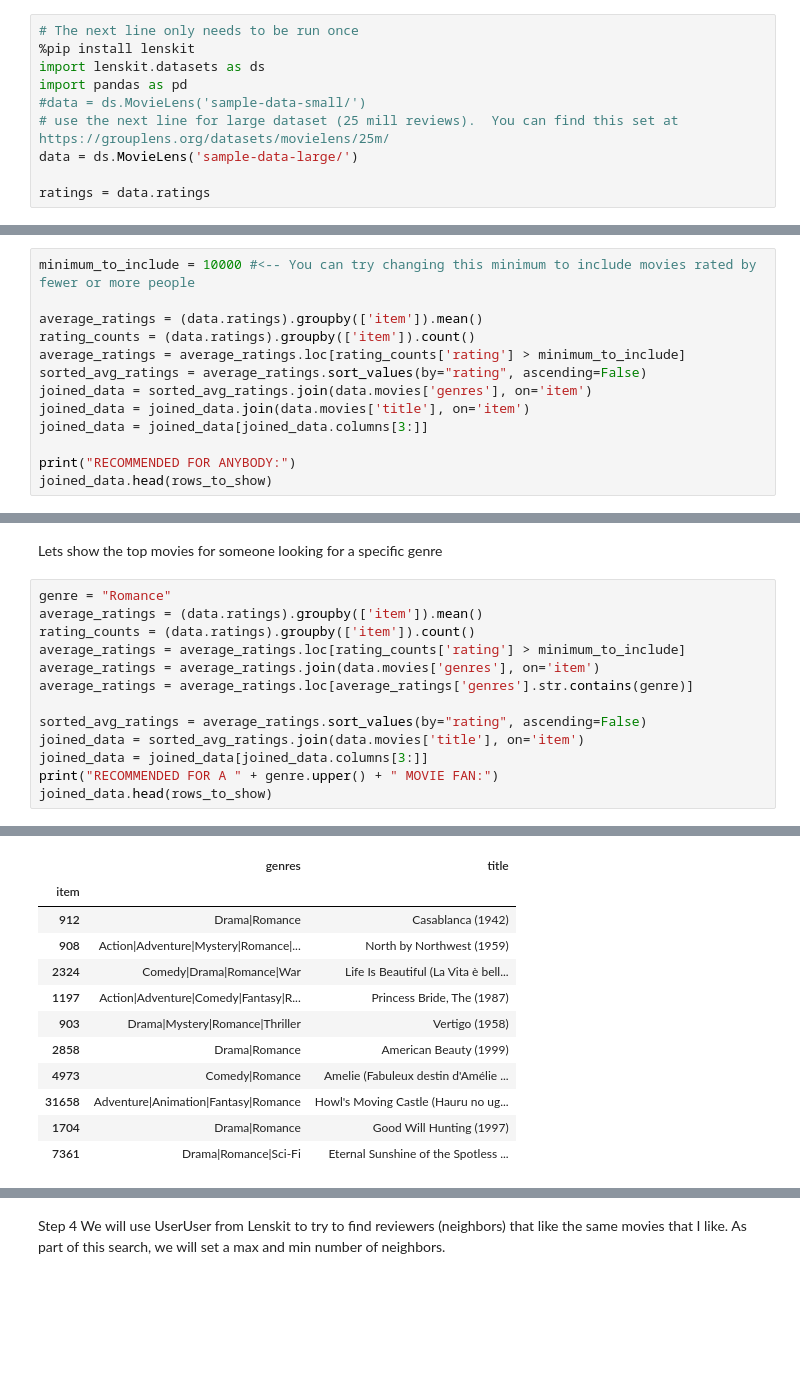
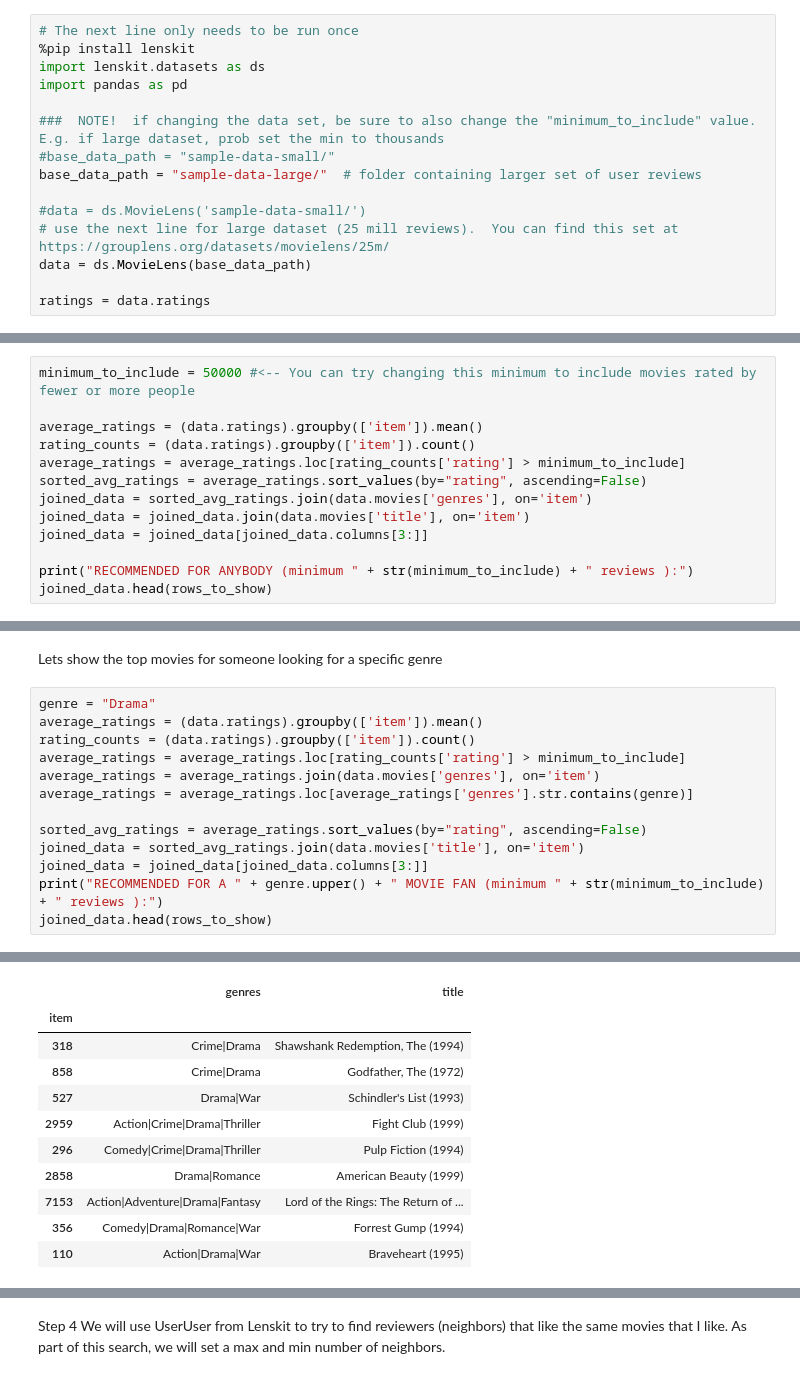
Before and after one commit to adamcodes716/movie-recommenders, a Jupyter notebook: MovieRecommender - Collaborative.ipynb, the cells around one changed output, grey strips where cells are left out. Drawn from its saved outputs; the diff is of its cells as text; blank space fills up the shorter version.

```diff
--- a/MovieRecommender - Collaborative.ipynb
+++ b/MovieRecommender - Collaborative.ipynb
@@ -15,9 +15,14 @@ source .venv/bin/activate
 %pip install lenskit
 import lenskit.datasets as ds
 import pandas as pd
+
+###  NOTE!  if changing the data set, be sure to also change the "minimum_to_include" value.  E.g. if large dataset, prob set the min to thousands
+#base_data_path = "sample-data-small/"
+base_data_path = "sample-data-large/"  # folder containing larger set of user reviews
+
 #data = ds.MovieLens('sample-data-small/')
 # use the next line for large dataset (25 mill reviews).  You can find this set at https://grouplens.org/datasets/movielens/25m/
-data = ds.MovieLens('sample-data-large/')
+data = ds.MovieLens(base_data_path)
 
 ratings = data.ratings
 # %% [output]
@@ -145,7 +150,7 @@ We probably don't want movies that don't have many reviews
 
 **Step 2.2**
 # %%
-minimum_to_include = 10000 #<-- You can try changing this minimum to include movies rated by fewer or more people
+minimum_to_include = 50000 #<-- You can try changing this minimum to include movies rated by fewer or more people
 
 average_ratings = (data.ratings).groupby(['item']).mean()
 rating_counts = (data.ratings).groupby(['item']).count()
@@ -155,6 +160,6 @@ joined_data = sorted_avg_ratings.join(data.movies['genres'], on='item')
 joined_data = joined_data.join(data.movies['title'], on='item')
 joined_data = joined_data[joined_data.columns[3:]]
 
-print("RECOMMENDED FOR ANYBODY:")
+print("RECOMMENDED FOR ANYBODY (minimum " + str(minimum_to_include) + " reviews ):")
 joined_data.head(rows_to_show)
 # %% [output]
@@ -174,7 +179,7 @@ RECOMMENDED FOR ANYBODY:
 # %% [markdown]
 Lets show the top movies for someone looking for a specific genre
 # %%
-genre = "Romance"
+genre = "Drama"
 average_ratings = (data.ratings).groupby(['item']).mean()
 rating_counts = (data.ratings).groupby(['item']).count()
 average_ratings = average_ratings.loc[rating_counts['rating'] > minimum_to_include]
@@ -184,6 +189,6 @@ average_ratings = average_ratings.loc[average_ratings['genres'].str.contains(gen
 sorted_avg_ratings = average_ratings.sort_values(by="rating", ascending=False)
 joined_data = sorted_avg_ratings.join(data.movies['title'], on='item')
 joined_data = joined_data[joined_data.columns[3:]]
-print("RECOMMENDED FOR A " + genre.upper() + " MOVIE FAN:")
+print("RECOMMENDED FOR A " + genre.upper() + " MOVIE FAN (minimum " + str(minimum_to_include) + " reviews ):")
 joined_data.head(rows_to_show)
 # %% [output]
@@ -191,15 +196,14 @@ RECOMMENDED FOR A ROMANCE MOVIE FAN:
 |  | genres | title |
 | item |  |  |
-| 912 | Drama|Romance | Casablanca (1942) |
-| 908 | Action|Adventure|Mystery|Romance|... | North by Northwest (1959) |
-| 2324 | Comedy|Drama|Romance|War | Life Is Beautiful (La Vita è bell... |
-| 1197 | Action|Adventure|Comedy|Fantasy|R... | Princess Bride, The (1987) |
-| 903 | Drama|Mystery|Romance|Thriller | Vertigo (1958) |
+| 318 | Crime|Drama | Shawshank Redemption, The (1994) |
+| 858 | Crime|Drama | Godfather, The (1972) |
+| 527 | Drama|War | Schindler's List (1993) |
+| 2959 | Action|Crime|Drama|Thriller | Fight Club (1999) |
+| 296 | Comedy|Crime|Drama|Thriller | Pulp Fiction (1994) |
 | 2858 | Drama|Romance | American Beauty (1999) |
-| 4973 | Comedy|Romance | Amelie (Fabuleux destin d'Amélie ... |
-| 31658 | Adventure|Animation|Fantasy|Romance | Howl's Moving Castle (Hauru no ug... |
-| 1704 | Drama|Romance | Good Will Hunting (1997) |
-| 7361 | Drama|Romance|Sci-Fi | Eternal Sunshine of the Spotless ... |
+| 7153 | Action|Adventure|Drama|Fantasy | Lord of the Rings: The Return of ... |
+| 356 | Comedy|Drama|Romance|War | Forrest Gump (1994) |
+| 110 | Action|Drama|War | Braveheart (1995) |
 # %% [markdown]
 
 
```
Also changed, not shown: parts of 8 cells of this notebook, 3 other files.
